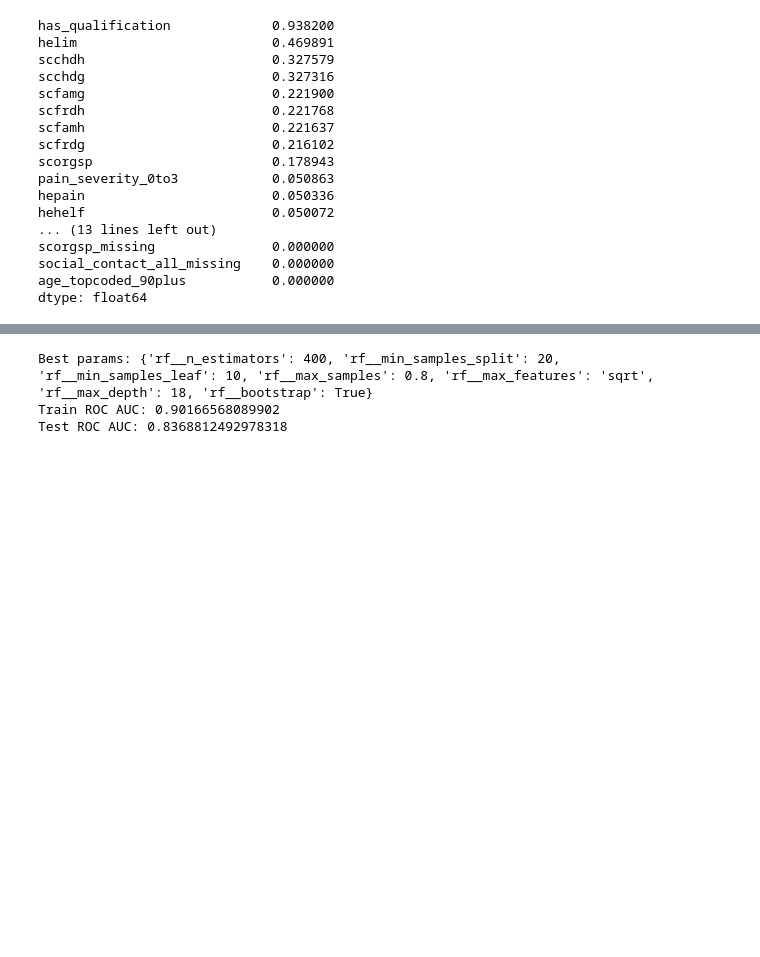
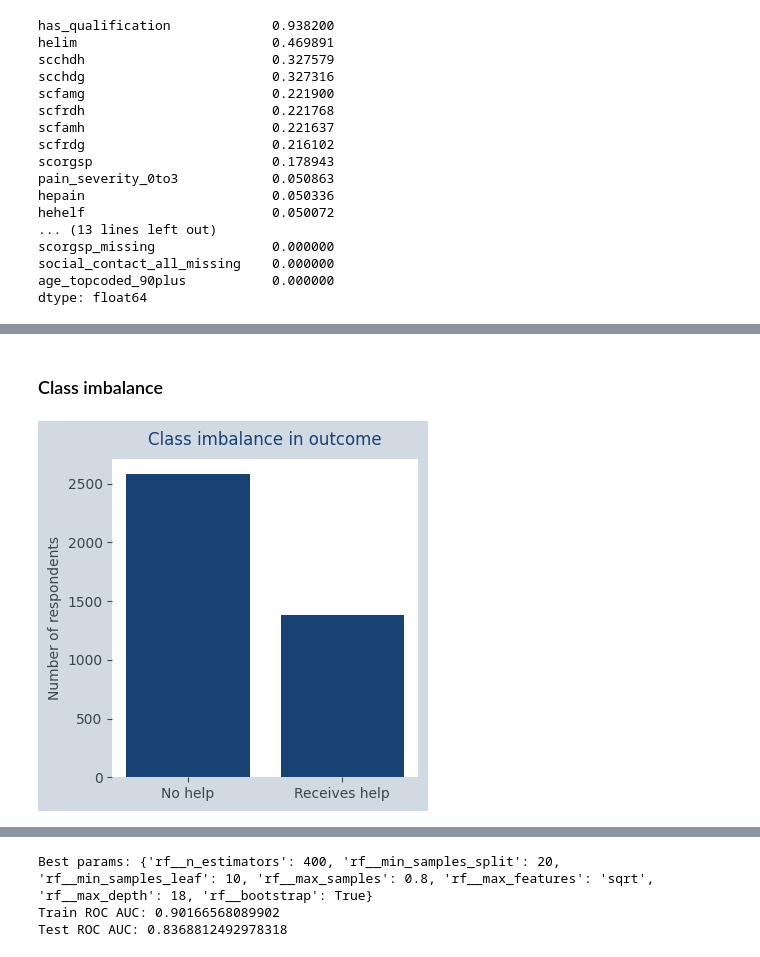
Before and after one commit to kimmypeever/leeds_capstone, a Jupyter notebook: src/main.ipynb, the cells around one changed output, grey strips where cells are left out. Drawn from its saved outputs; the diff is of its cells as text; code cells hidden in the pictures; blank space fills up the shorter version.

```diff
--- a/src/main.ipynb
+++ b/src/main.ipynb
@@ -249,0 +318,26 @@ X_train, X_test, y_train, y_test = train_test_split(
+# %% [markdown]
+### Class imbalance
+# %%
+# Outcome distribution
+class_counts = y_model.value_counts().sort_index()
+labels = ["No help", "Receives help"]
+
+fig, ax = plt.subplots(figsize=(4, 4))
+fig.patch.set_facecolor(PALE_BLUE)
+ax.set_facecolor(WHITE)
+
+ax.bar(labels, class_counts.values, color=NAVY)
+
+ax.set_title("Class imbalance in outcome", color=NAVY, pad=10)
+ax.set_ylabel("Number of respondents", color=CHARCOAL)
+ax.tick_params(axis="x", colors=CHARCOAL)
+ax.tick_params(axis="y", colors=CHARCOAL)
+
+# Clean poster look
+for spine in ax.spines.values():
+    spine.set_visible(False)
+
+plt.tight_layout()
+plt.show()
+# %% [output]
+[figure, added]
```
Also changed, not shown: parts of 14 cells of this notebook.
